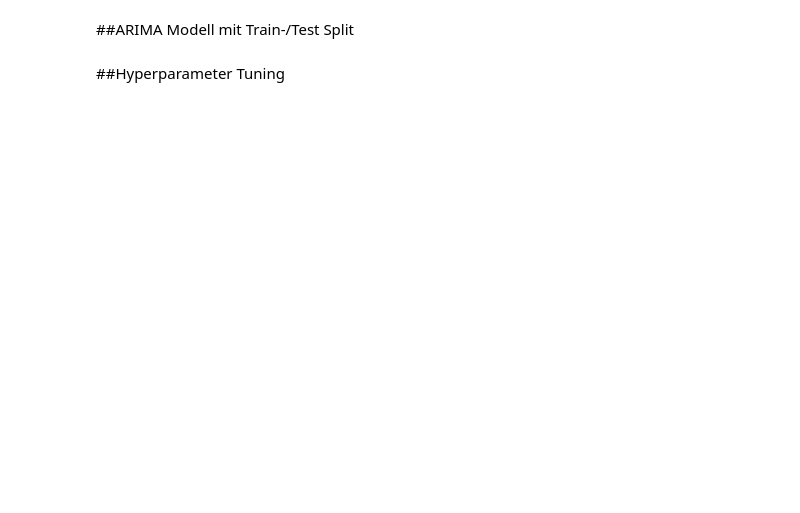
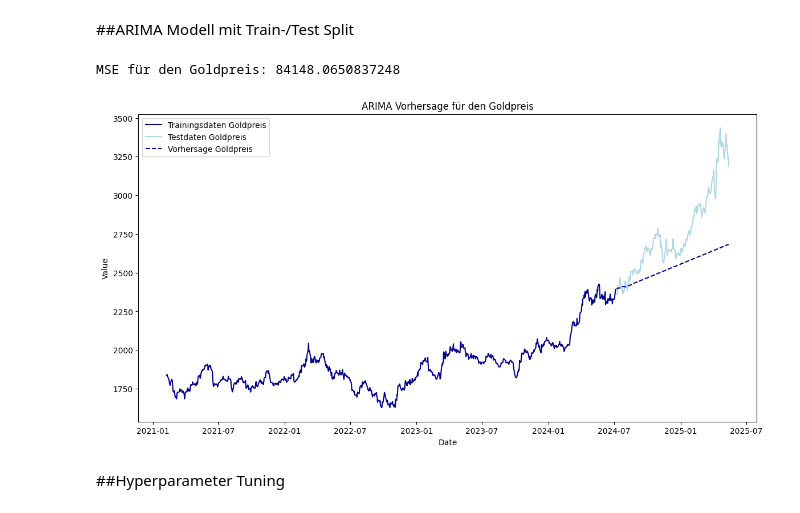
Before and after one commit to johannesscherpf/gold_price, a Jupyter notebook: data_understanding_notebook.ipynb, the cells around one changed output. Cells and saved outputs as stored; diff of their text form; code cells hidden in the pictures; blank space fills up the shorter version.

```diff
--- a/data_understanding_notebook.ipynb
+++ b/data_understanding_notebook.ipynb
@@ -267,34 +395,37 @@ df_goldpreis = df_goldpreis.interpolate(method='linear')
 df_goldpreis.index.freq = 'B'
 
 
 # Aufteilen in Trainingsdaten und Testdaten
 train_size = int(0.8 * len(df_goldpreis))
 train, test = df_goldpreis[:train_size], df_goldpreis[train_size:]
 
 # ARIMA Modell fitten
-arima_model_Goldpreis = ARIMA(train['Goldpreis'], order=(3, 2, 2))
+arima_model_Goldpreis = ARIMA(train['Goldpreis'], order=(20, 2, 1))
 arima_model_Goldpreis_fit = arima_model_Goldpreis.fit()
 
 # Vorhersage für die Testdaten
 arima_forecast_Goldpreis = arima_model_Goldpreis_fit.forecast(steps=len(test))
 
 # MSE berechnen
 mse_Goldpreis = mean_squared_error(test['Goldpreis'], arima_forecast_Goldpreis)
 
 # Ergebnisse anzeigen
 print(f'MSE für den Goldpreis: {mse_Goldpreis}')
 
 
 # Plot für die Vorhersage des Goldpreises
 plt.figure(figsize=(14, 7))
 plt.plot(train['Goldpreis'], color='darkblue', label='Trainingsdaten Goldpreis')
 plt.plot(test.index, test['Goldpreis'], color='lightblue', label='Testdaten Goldpreis')
 plt.plot(test.index, arima_forecast_Goldpreis, color='darkblue', linestyle='--', label='Vorhersage Goldpreis')
 plt.xlabel('Date')
 plt.ylabel('Value')
 plt.title('ARIMA Vorhersage für den Goldpreis')
 plt.legend()
 plt.show()
+# %% [output]
+MSE für den Goldpreis: 84148.0650837248
+[figure, added]
 # %% [markdown]
 ##Hyperparameter Tuning
 # %%
```
Also changed, not shown: parts of 12 cells of this notebook, 1 other file.
